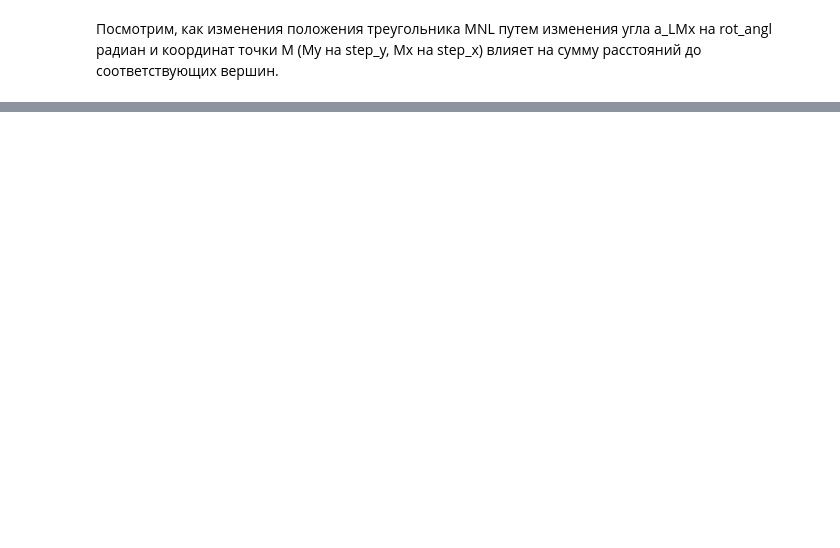
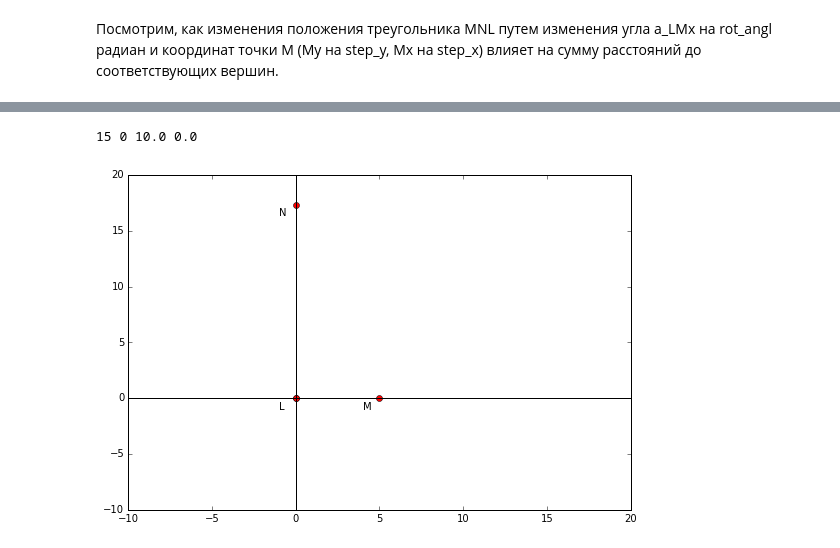
Before and after one commit to mexgil/bispor, a Jupyter notebook: Untitled.ipynb, the cells around one changed output, grey strips where cells are left out. Saved outputs shown, nothing was run; the diff lists cells and outputs as text; code cells hidden in the pictures; blank space fills up the shorter version.

```diff
--- a/Untitled.ipynb
+++ b/Untitled.ipynb
@@ -141,0 +183,6 @@ calc_n_dist(ML,MN,a_NML,0.2,1,10)
+# %%
+print(Ex,Ey,Dx,Dy)
+npl(Nx,Ny,Lx,Ly,Mx,My,'NLM')
+# %% [output]
+15 0 10.0 0.0
+[figure, added]
```
Also changed, not shown: parts of 16 cells of this notebook, 1 other file.
